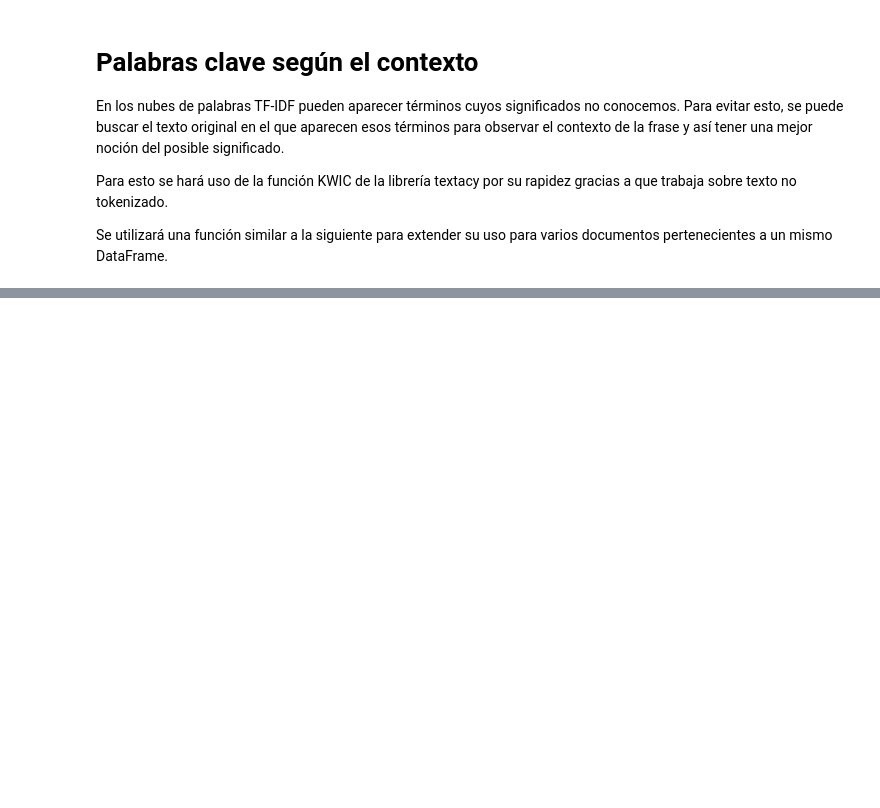
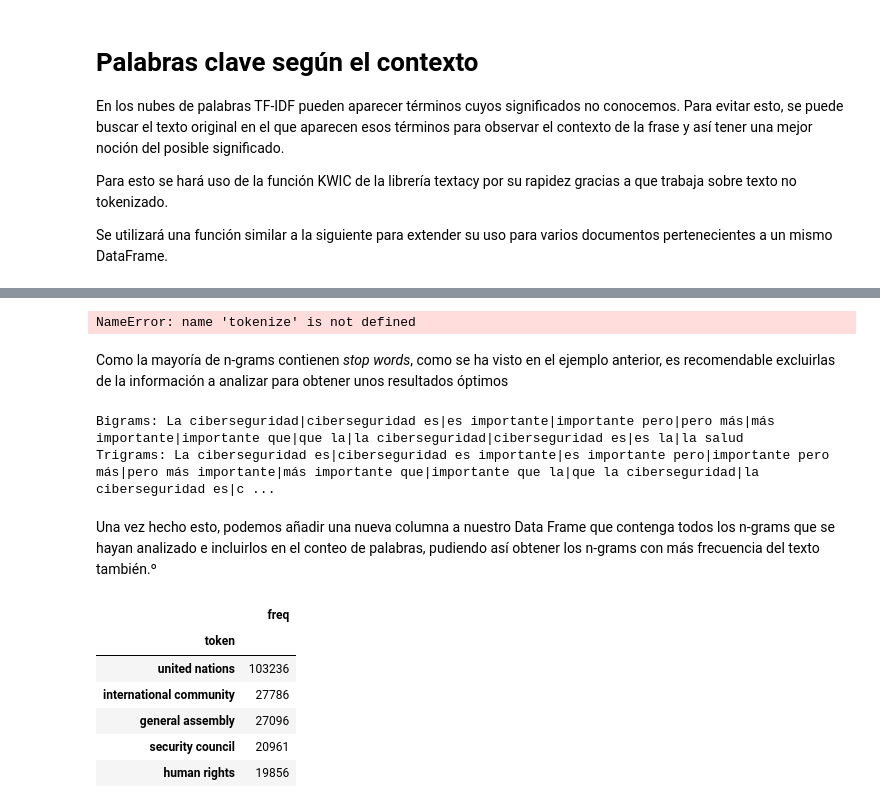
Before and after one commit to DiegoAlcoba/GVTIA, a Jupyter notebook: code_examples/1_primeros_pasos/1-textual_data.ipynb, the cells around one changed output, grey strips where cells are left out. Cells and saved outputs as stored; diff of their text form; code cells hidden in the pictures; blank space fills up the shorter version.

Commit message:
cap1 completo y documentado (con errores)

```diff
--- a/code_examples/1_primeros_pasos/1-textual_data.ipynb
+++ b/code_examples/1_primeros_pasos/1-textual_data.ipynb
@@ -397,0 +407,36 @@ ImportError: cannot import name 'ModelMetaclass' from 'pydantic.main' (/usr/lib/
+# %%
+def ngrams(tokens, n=2, sep=' '):
+    return [sep.join(ngram) for ngram in zip(*[tokens[i:] for i in range(n)])]
+
+text = "Se vive una situación extrema en la Franja de Gaza"
+tokens = tokenize(text)
+print("|".join(ngrams(tokens, 2)))
+# %% [output]
+NameError: name 'tokenize' is not defined
+# %% [markdown]
+Como la mayoría de n-grams contienen *stop words*, como se ha visto en el ejemplo anterior, es recomendable excluirlas de la información a analizar para obtener unos resultados óptimos
+# %%
+def ngrams(tokens, n=2, sep=' ', stopwords=set()):
+    return [sep.join(ngram) for ngram in zip(*[tokens[i:] for i in range(n)])
+            if len([t for t in ngram if t in stopwords])==0]
+
+print("Bigrams:", "|".join(ngrams(tokens, 2, stopwords=stopwords)))
+print("Trigrams:", "|".join(ngrams(tokens, 3, stopwords=stopwords)))
+# %% [output]
+Bigrams: La ciberseguridad|ciberseguridad es|es importante|importante pero|pero más|más importante|importante que|que la|la ciberseguridad|ciberseguridad es|es la|la salud
+Trigrams: La ciberseguridad es|ciberseguridad es importante|es importante pero|importante pero más|pero más importante|más importante que|importante que la|que la ciberseguridad|la ciberseguridad es|c ...
+# %% [markdown]
+Una vez hecho esto, podemos añadir una nueva columna a nuestro Data Frame que contenga todos los n-grams que se hayan analizado e incluirlos en el conteo de palabras, pudiendo así obtener los n-grams con más frecuencia del texto también.º
+# %%
+df['bigrams'] = df['text'].progress_apply(prepare, pipeline=[str.lower, tokenize]) \
+                          .progress_apply(ngrams, n=2, stopwords=stopwords)
+
+count_words(df, 'bigrams').head(5)
+# %% [output]
+|  | freq |
+| token |  |
+| united nations | 103236 |
+| international community | 27786 |
+| general assembly | 27096 |
+| security council | 20961 |
+| human rights | 19856 |
```
Also changed, not shown: parts of 4 cells of this notebook.
